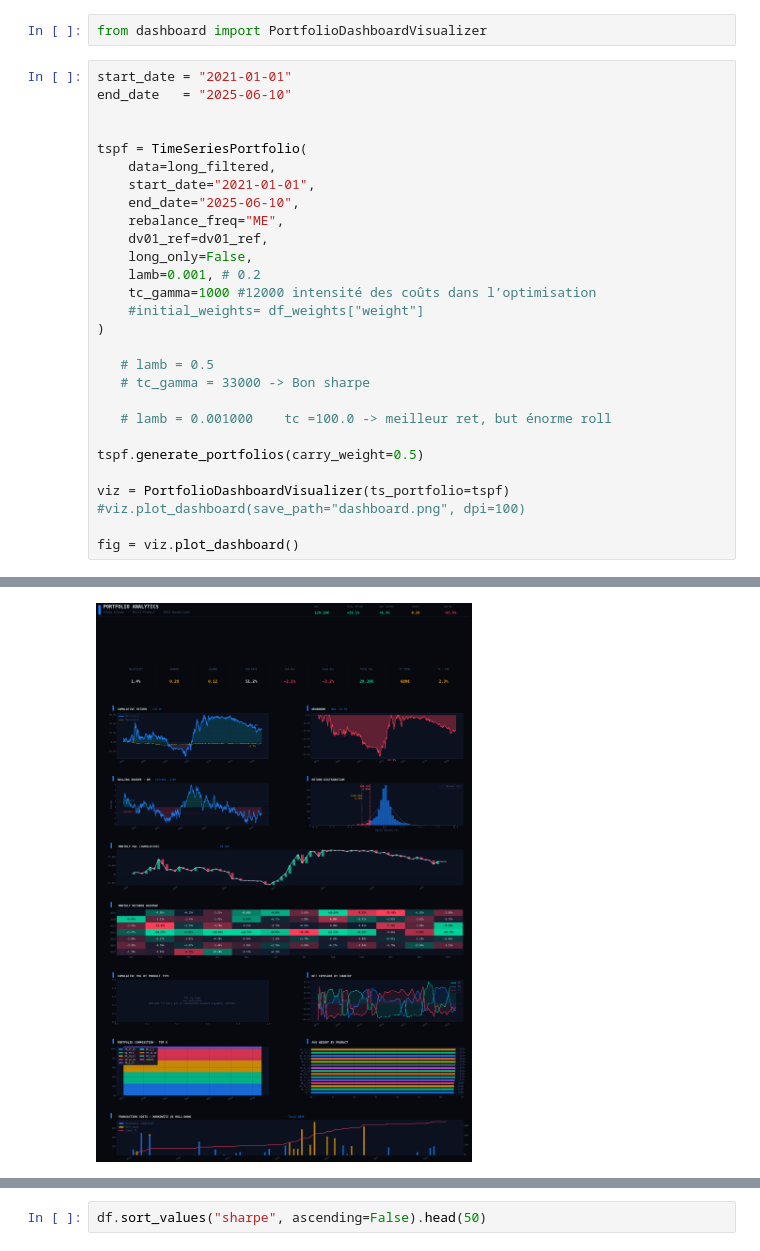
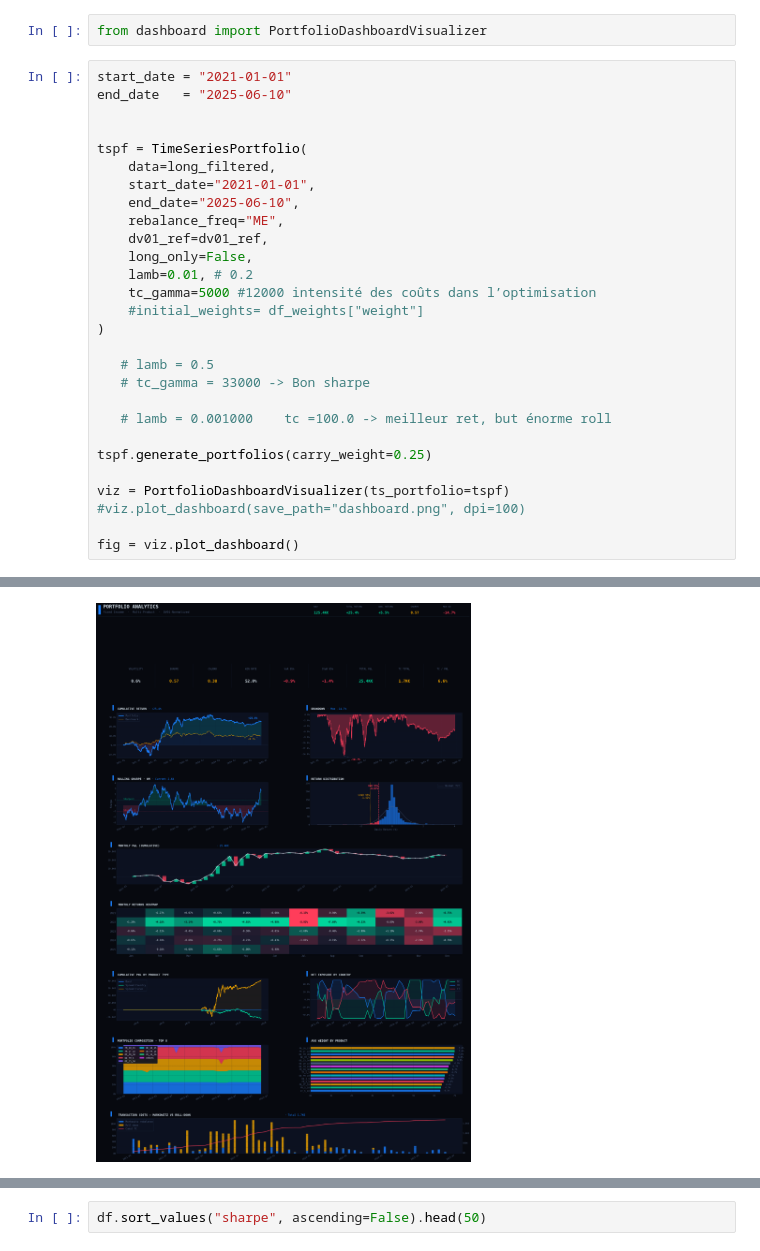
Before and after one commit to pradosth0/Markowitz_based_portfolio_allocation, a Jupyter notebook: pf_V2.ipynb, the cells around one changed output, grey strips where cells are left out. Drawn from its saved outputs; the diff is of its cells as text.

```diff
--- a/pf_V2.ipynb
+++ b/pf_V2.ipynb
@@ -2108,8 +2092,8 @@ tspf = TimeSeriesPortfolio(
     rebalance_freq="ME",
     dv01_ref=dv01_ref,
     long_only=False,
-    lamb=0.001, # 0.2
-    tc_gamma=1000 #12000 intensité des coûts dans l’optimisation
+    lamb=0.01, # 0.2
+    tc_gamma=5000 #12000 intensité des coûts dans l’optimisation
     #initial_weights= df_weights["weight"]
 )
 
@@ -2118,7 +2102,7 @@ tspf = TimeSeriesPortfolio(
 
    # lamb = 0.001000	tc =100.0 -> meilleur ret, but énorme roll
 
-tspf.generate_portfolios(carry_weight=0.5)
+tspf.generate_portfolios(carry_weight=0.25)
 
 viz = PortfolioDashboardVisualizer(ts_portfolio=tspf)
 #viz.plot_dashboard(save_path="dashboard.png", dpi=100)
@@ -2140,5 +2124,5 @@ fig = viz.plot_dashboard()
 Tout a marché !!
-[figure, old version]
+[figure, new version]
 # %%
 from joblib import Parallel, delayed
 import itertools
```
Also changed, not shown: parts of 4 cells of this notebook.
